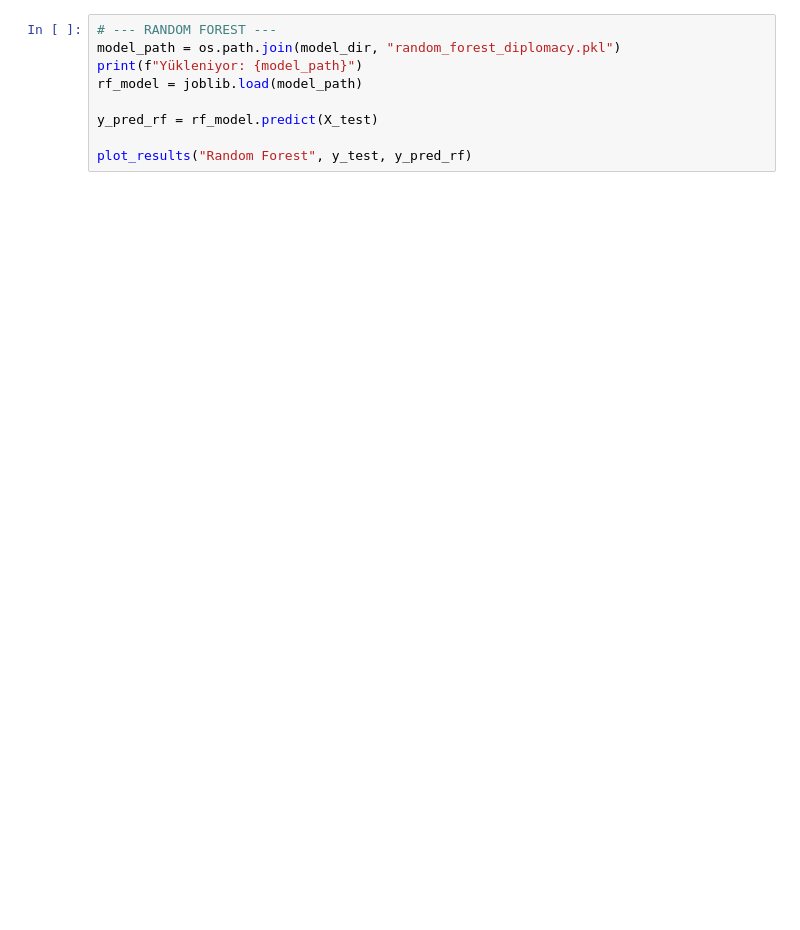
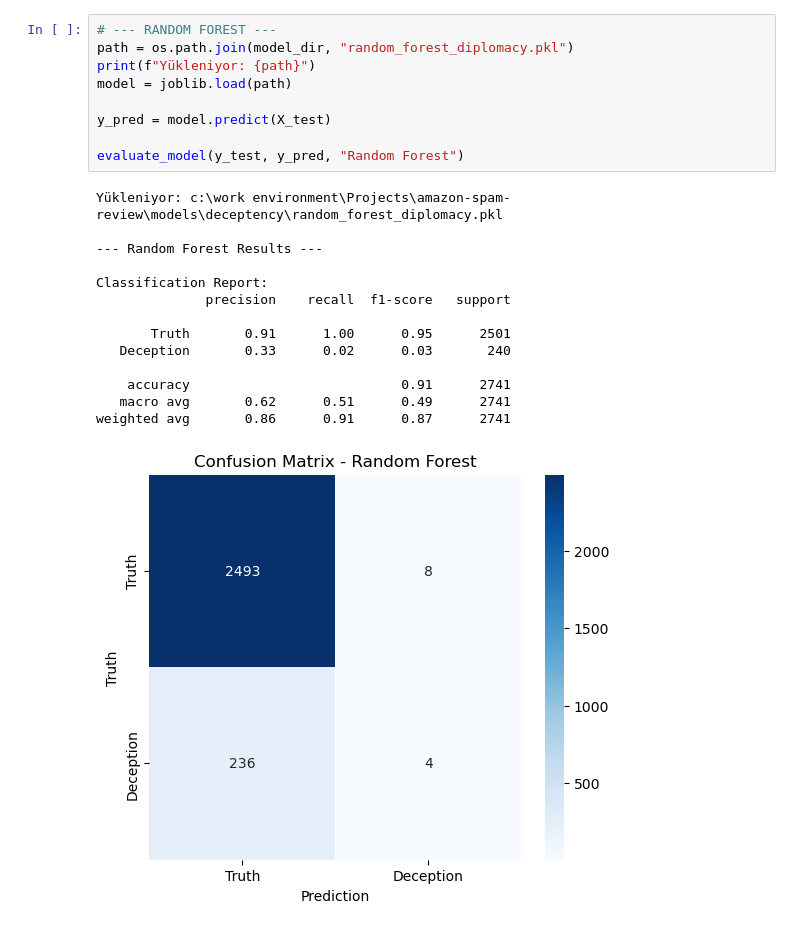
Before and after one commit to AybarsKansu/amazon-fake-review-detector, a Jupyter notebook: notebooks/deceptency/total.ipynb, the cells around one changed output. Drawn from its saved outputs; the diff is of its cells as text; blank space fills up the shorter version.

```diff
--- a/notebooks/deceptency/total.ipynb
+++ b/notebooks/deceptency/total.ipynb
@@ -79,11 +115,26 @@ plot_results("SVM", y_test, y_pred_svm)
 # %%
 # --- RANDOM FOREST ---
-model_path = os.path.join(model_dir, "random_forest_diplomacy.pkl")
-print(f"Yükleniyor: {model_path}")
-rf_model = joblib.load(model_path)
+path = os.path.join(model_dir, "random_forest_diplomacy.pkl")
+print(f"Yükleniyor: {path}")
+model = joblib.load(path)
 
-y_pred_rf = rf_model.predict(X_test)
+y_pred = model.predict(X_test)
 
-plot_results("Random Forest", y_test, y_pred_rf)
+evaluate_model(y_test, y_pred, "Random Forest")
+# %% [output]
+Yükleniyor: c:\work environment\Projects\amazon-spam-review\models\deceptency\random_forest_diplomacy.pkl
+
+--- Random Forest Results ---
+
+Classification Report:
+              precision    recall  f1-score   support
+
+       Truth       0.91      1.00      0.95      2501
+   Deception       0.33      0.02      0.03       240
+
+    accuracy                           0.91      2741
+   macro avg       0.62      0.51      0.49      2741
+weighted avg       0.86      0.91      0.87      2741
+[figure, added]
 # %%
 # --- LIGHTGBM ---
```
Also changed, not shown: parts of 9 cells of this notebook, 16 other files.
